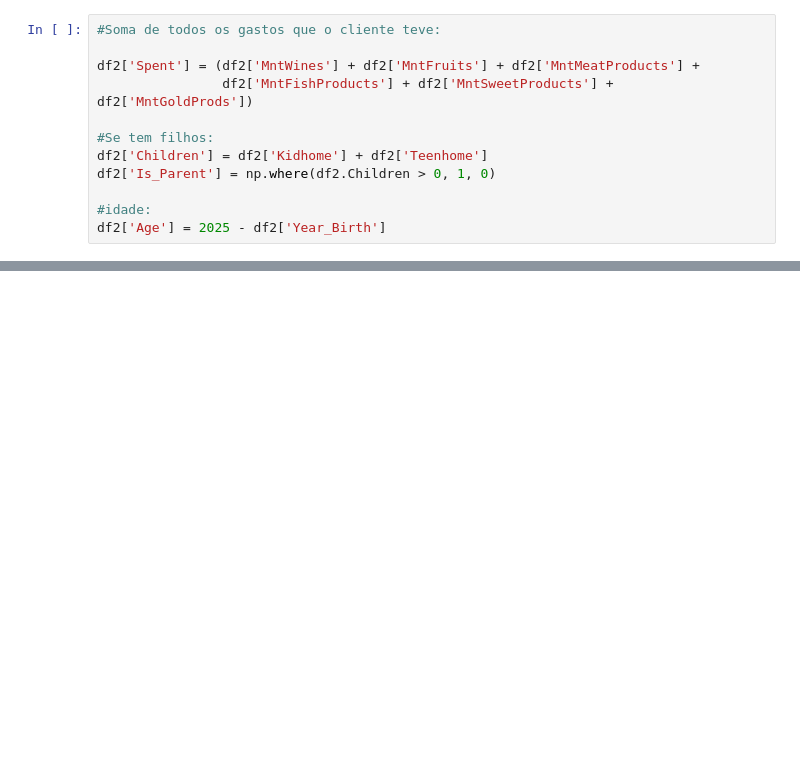
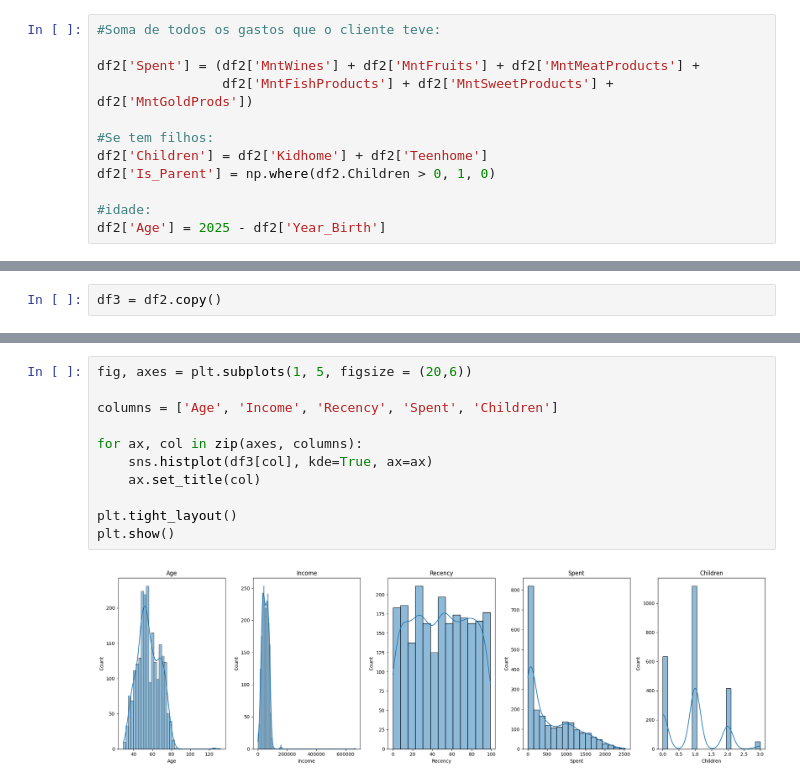
Before and after one commit to samantasobral/projeto_integrador_3, a Jupyter notebook: notebooks/perfil_clientes.ipynb, the cells around one changed output, grey strips where cells are left out. Saved outputs shown, nothing was run; the diff lists cells and outputs as text; blank space fills up the shorter version.

```diff
--- a/notebooks/perfil_clientes.ipynb
+++ b/notebooks/perfil_clientes.ipynb
@@ -159,0 +164,2 @@ df2['Age'] = 2025 - df2['Year_Birth']
+# %%
+df3 = df2.copy()
@@ -159,0 +185,13 @@ df2['Age'] = 2025 - df2['Year_Birth']
+# %%
+fig, axes = plt.subplots(1, 5, figsize = (20,6))
+
+columns = ['Age', 'Income', 'Recency', 'Spent', 'Children']
+
+for ax, col in zip(axes, columns):
+    sns.histplot(df3[col], kde=True, ax=ax)
+    ax.set_title(col)
+
+plt.tight_layout()
+plt.show()
+# %% [output]
+[figure, added]
```
Also changed, not shown: parts of 6 cells of this notebook, 1 other file.
